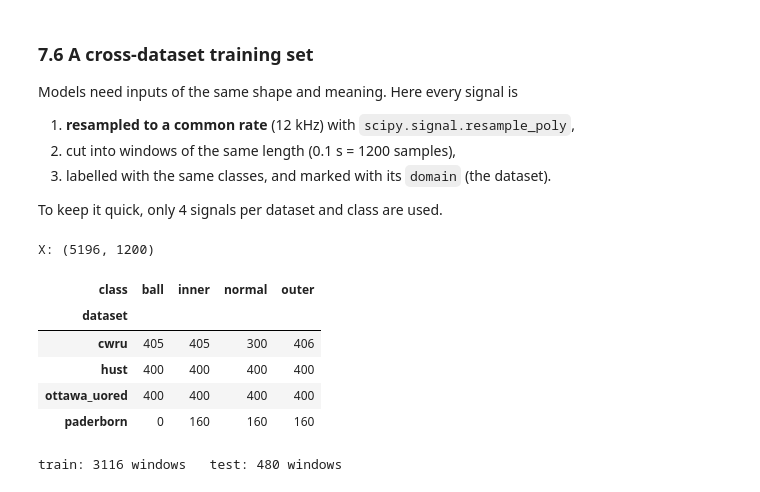
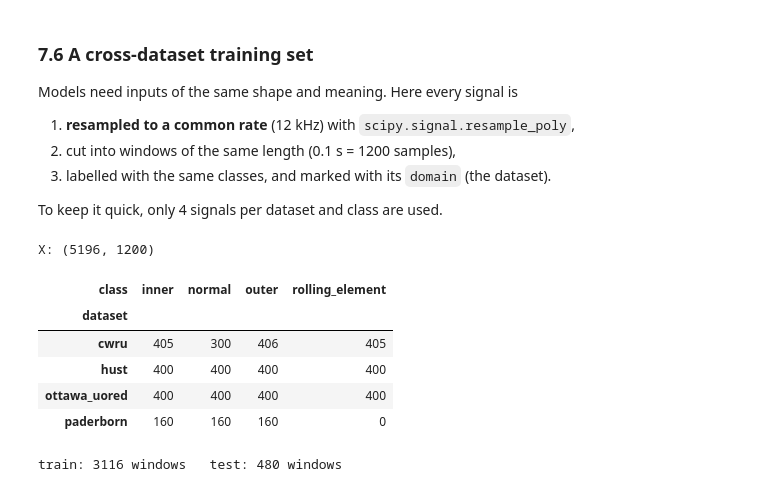
Before and after one commit to VictorBauler/BearingDatasets, a Jupyter notebook: examples/usage.ipynb, the cells around one changed output. Cells and saved outputs as stored; diff of their text form; code cells hidden in the pictures.

```diff
--- a/examples/usage.ipynb
+++ b/examples/usage.ipynb
@@ -282,18 +285,18 @@ Two things to get right:
 # %%
 from scipy.signal import decimate
 
-de = meta[meta.sensor_location == "bearing_de"]
-subset = de[((de.fs == 12000) & (de.fault_location == "bearing_de")) | (de.condition == "normal")]
-classes = {"normal": 0, "inner": 1, "outer": 2, "ball": 3}
+de = meta[meta.sensor_location == "motor_bearing_de"]
+subset = de[((de.fs == 12000) & de.sensor_at_fault) | (de.fault_type == "normal")]
+classes = {"normal": 0, "inner": 1, "outer": 2, "rolling_element": 3}
 
 window, X, y, groups = 2048, [], [], []
 for (sid, sig), (_, row) in zip(ds.iter_signals(subset.signal_id), subset.iterrows()):
     if row.fs == 48000:
-        sig = decimate(sig, 4)              # 48 kHz -> 12 kHz
-    n = len(sig) // window                  # number of whole windows in this signal
+        sig = decimate(sig, 4)  # 48 kHz -> 12 kHz
+    n = len(sig) // window  # number of whole windows in this signal
     X.append(sig[: n * window].reshape(n, window))
-    y += [classes[row.condition]] * n
-    groups += [row.bearing_id] * n          # which physical bearing each window comes from
+    y += [classes[row.fault_type]] * n
+    groups += [row.bearing_id] * n  # which physical bearing each window comes from
 
 X, y, groups = np.concatenate(X), np.array(y), np.array(groups)
 print("X:", X.shape, " windows per class:", np.bincount(y))
@@ -434,10 +438,12 @@ Datasets differ in sensors and faults. A fair comparison needs the same kind of
 # %%
-on_bearing = (all_meta.fault_location == all_meta.sensor_location) | (all_meta.condition == "normal")
+on_bearing = all_meta.sensor_at_fault | (all_meta.fault_type == "normal")
 selected = all_meta[
-    (all_meta.quantity == "acceleration") & on_bearing
-    & all_meta.condition.isin(["normal", "inner", "outer", "ball"])
+    (all_meta.quantity == "acceleration")
+    & on_bearing
+    & all_meta.fault_type.isin(["normal", "inner", "outer", "rolling_element"])
 ]
-selected.pivot_table(index="condition", columns="dataset", values="signal_id",
-                     aggfunc="count", fill_value=0)
+selected.pivot_table(
+    index="fault_type", columns="dataset", values="signal_id", aggfunc="count", fill_value=0
+)
 # %% [output]
 | dataset | cwru | hust | ottawa_uored | paderborn |
@@ -476,16 +482,16 @@ compared = ["cwru", "ottawa_uored", "paderborn"]
 
 fig, axes = plt.subplots(len(compared), 1, figsize=(10, 9))
 for ax, name in zip(axes, compared):
-    rows = selected[(selected.dataset == name) & (selected.condition == "inner")]
-    row = rows.iloc[(rows.rpm - 1800).abs().argmin()]           # closest to 1800 rpm
+    rows = selected[(selected.dataset == name) & (selected.fault_type == "inner")]
+    row = rows.iloc[(rows.speed_rpm - 1800).abs().argmin()]  # closest to 1800 rpm
     x = datasets[name].signal(row.signal_id, stop=int(row.fs))  # first second
     envelope = np.abs(hilbert(x - x.mean()))
     spectrum = np.abs(np.fft.rfft(envelope - envelope.mean())) / len(x)
-    orders = np.fft.rfftfreq(len(x), 1 / row.fs) / (row.rpm / 60)
+    orders = np.fft.rfftfreq(len(x), 1 / row.fs) / (row.speed_rpm / 60)
     ax.plot(orders, spectrum, lw=0.7)
     for k in (1, 2, 3):
         ax.axvline(k * row.bpfi, color="r", ls="--", lw=0.8)
-    ax.set(xlim=(0, 20), title=f"{name}: {row.signal_id} ({row.rpm:.0f} rpm)")
+    ax.set(xlim=(0, 20), title=f"{name}: {row.signal_id} ({row.speed_rpm:.0f} rpm)")
 axes[-1].set_xlabel("order (multiples of the shaft frequency)")
 plt.tight_layout()
 plt.show()
@@ -506,34 +512,34 @@ To keep it quick, only 4 signals per dataset and class are used.
 # %%
 from fractions import Fraction
 
 from scipy.signal import resample_poly
 
 TARGET_FS, WINDOW = 12000, 1200
-classes = {"normal": 0, "inner": 1, "outer": 2, "ball": 3}
-sample = selected.groupby(["dataset", "condition"]).head(4)
+classes = {"normal": 0, "inner": 1, "outer": 2, "rolling_element": 3}
+sample = selected.groupby(["dataset", "fault_type"]).head(4)
 
 X, y, domain = [], [], []
 for _, row in sample.iterrows():
     x = datasets[row.dataset].signal(row.signal_id).astype(np.float64)
-    ratio = Fraction(TARGET_FS, int(row.fs)).limit_denominator(1000)   # e.g. 3/16 for 64 kHz
+    ratio = Fraction(TARGET_FS, int(row.fs)).limit_denominator(1000)  # e.g. 3/16 for 64 kHz
     x = resample_poly(x, ratio.numerator, ratio.denominator)
     n = len(x) // WINDOW
     X.append(x[: n * WINDOW].reshape(n, WINDOW))
-    y += [classes[row.condition]] * n
+    y += [classes[row.fault_type]] * n
     domain += [row.dataset] * n
 
 X, y, domain = np.concatenate(X), np.array(y), np.array(domain)
 print("X:", X.shape)
 class_names = {v: k for k, v in classes.items()}
 pd.crosstab(pd.Series(domain, name="dataset"), pd.Series(y, name="class").map(class_names))
 # %% [output]
 X: (5196, 1200)
-| class | ball | inner | normal | outer |
+| class | inner | normal | outer | rolling_element |
 | dataset |  |  |  |  |
-| cwru | 405 | 405 | 300 | 406 |
+| cwru | 405 | 300 | 406 | 405 |
 | hust | 400 | 400 | 400 | 400 |
 | ottawa_uored | 400 | 400 | 400 | 400 |
-| paderborn | 0 | 160 | 160 | 160 |
+| paderborn | 160 | 160 | 160 | 0 |
 # %%
 # e.g. train on CWRU + HUST, test on Paderborn
 train, test = np.isin(domain, ["cwru", "hust"]), domain == "paderborn"
```
Also changed, not shown: parts of 25 cells of this notebook, 3 other files.
